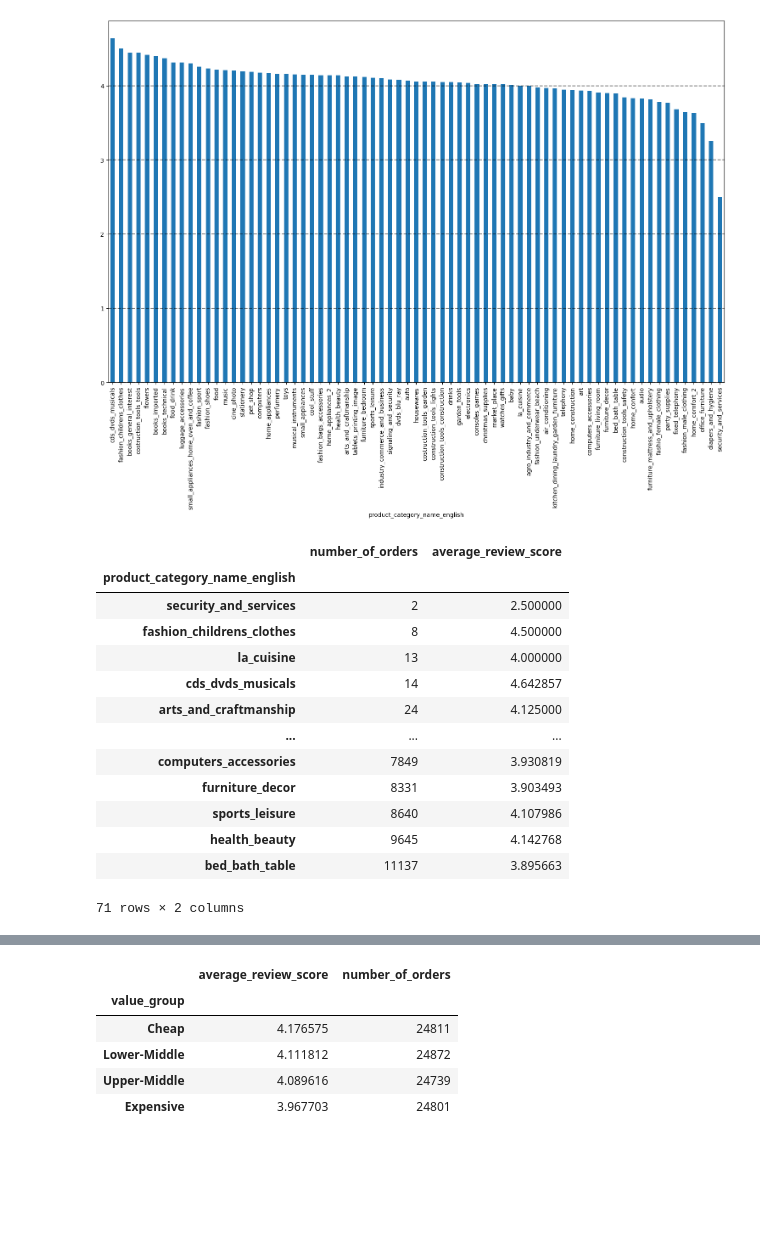
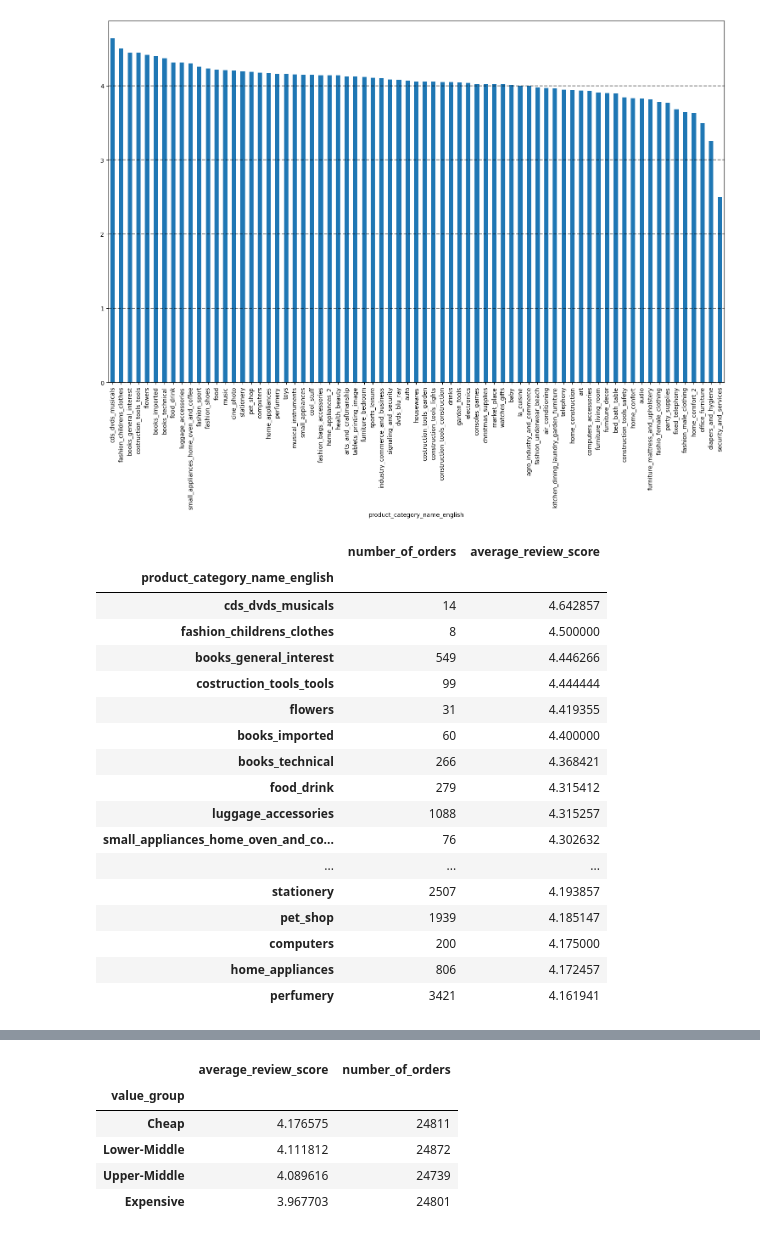
Before and after one commit to FinnMax/olist-python-eda, a Jupyter notebook: notebooks/03_EDA.ipynb, the cells around one changed output, grey strips where cells are left out. Drawn from its saved outputs; the diff is of its cells as text; code cells hidden in the pictures; blank space fills up the shorter version.

```diff
--- a/notebooks/03_EDA.ipynb
+++ b/notebooks/03_EDA.ipynb
@@ -1358,21 +1068,25 @@ plt.show()
 # %%
 grouped_products_orders = merged_product_category_orders_reviews.groupby("product_category_name_english")
 grouped_products_orders.agg(
     number_of_orders=("order_id", "count"),
     average_review_score=("review_score", "mean")
-).sort_values(by="number_of_orders")
+).sort_values(by="average_review_score", ascending=False).head(20)
 # %% [output]
 |  | number_of_orders | average_review_score |
 | product_category_name_english |  |  |
-| security_and_services | 2 | 2.500000 |
+| cds_dvds_musicals | 14 | 4.642857 |
 | fashion_childrens_clothes | 8 | 4.500000 |
-| la_cuisine | 13 | 4.000000 |
-| cds_dvds_musicals | 14 | 4.642857 |
-| arts_and_craftmanship | 24 | 4.125000 |
+| books_general_interest | 549 | 4.446266 |
+| costruction_tools_tools | 99 | 4.444444 |
+| flowers | 31 | 4.419355 |
+| books_imported | 60 | 4.400000 |
+| books_technical | 266 | 4.368421 |
+| food_drink | 279 | 4.315412 |
+| luggage_accessories | 1088 | 4.315257 |
+| small_appliances_home_oven_and_co... | 76 | 4.302632 |
 | ... | ... | ... |
-| computers_accessories | 7849 | 3.930819 |
-| furniture_decor | 8331 | 3.903493 |
-| sports_leisure | 8640 | 4.107986 |
-| health_beauty | 9645 | 4.142768 |
-| bed_bath_table | 11137 | 3.895663 |
+| stationery | 2507 | 4.193857 |
+| pet_shop | 1939 | 4.185147 |
+| computers | 200 | 4.175000 |
+| home_appliances | 806 | 4.172457 |
+| perfumery | 3421 | 4.161941 |
-71 rows × 2 columns
```
Also changed, not shown: parts of 203 cells of this notebook.
